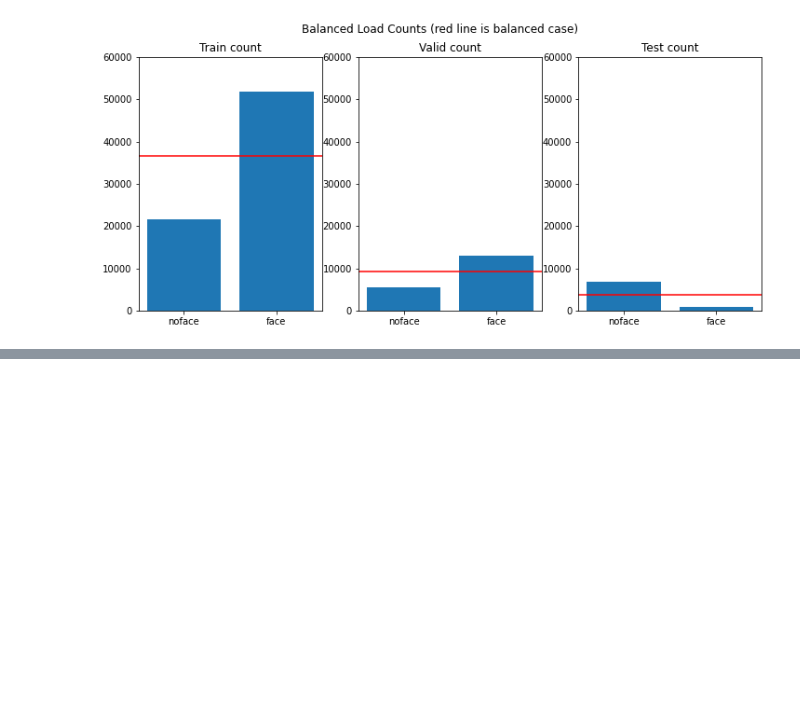
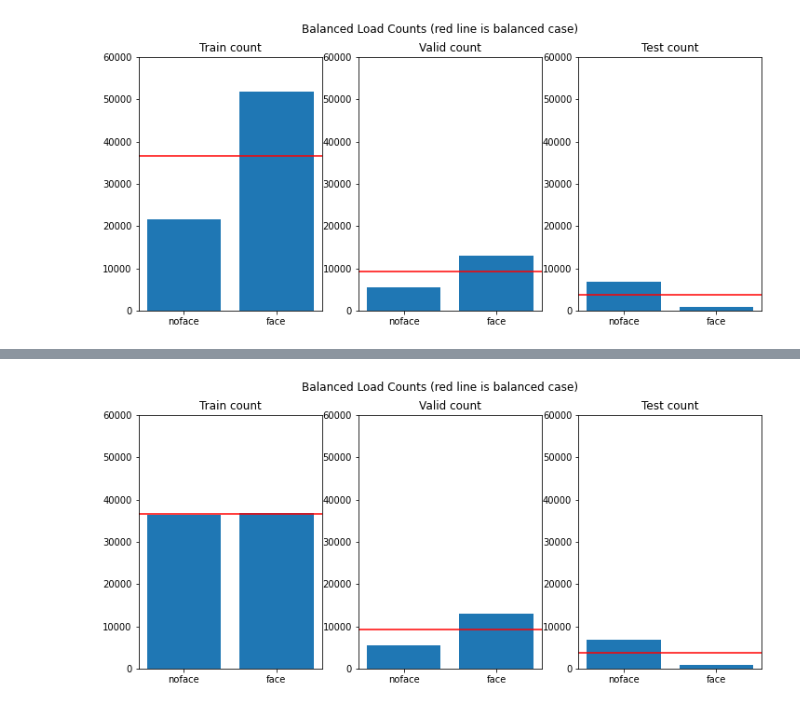
Before and after one commit to Gratic/INSA-5IF-OT2-MLProject, a Jupyter notebook: data_exploration.ipynb, the cells around one changed output, grey strips where cells are left out. Drawn from its saved outputs; the diff is of its cells as text; code cells hidden in the pictures; blank space fills up the shorter version.

Commit message:
trained + bootstrapped model

```diff
--- a/data_exploration.ipynb
+++ b/data_exploration.ipynb
@@ -216,0 +221,23 @@ plt.show()
+# %%
+data = imbalanced_load(valid_size=valid_size, batch_size=batch_size, device='cpu')
+train_loader = data[0]
+valid_loader = data[1]
+test_loader = data[2]
+classes = data[3]
+# %%
+cnt_train = Counter()
+cnt_valid = Counter()
+cnt_test = Counter()
+
+for x, y in train_loader:
+    cnt_train.update(y.numpy())
+
+for x, y in valid_loader:
+    cnt_valid.update(y.numpy())
+
+for x, y in test_loader:
+    cnt_test.update(y.numpy())
+
+print(cnt_train)
+print(cnt_valid)
+print(cnt_test)
@@ -216,0 +289,23 @@ plt.show()
+# %%
+fig, axs = plt.subplots(ncols=3, nrows=1, figsize=(12,5))
+
+axs[0].bar(classes, [cnt_train[x] for x in [0, 1]])
+axs[0].set_ybound(0, 60000)
+axs[0].axhline(0.5*train_total, color='r')
+axs[0].set_title('Train count')
+
+axs[1].bar(classes, [cnt_valid[x] for x in [0, 1]])
+axs[1].set_ybound(0, 60000)
+axs[1].axhline(0.5*valid_total, color='r')
+axs[1].set_title('Valid count')
+
+axs[2].bar(classes, [cnt_test[x] for x in [0, 1]])
+axs[2].set_ybound(0, 60000)
+axs[2].axhline(0.5*test_total, color='r')
+axs[2].set_title('Test count')
+
+fig.suptitle('Balanced Load Counts (red line is balanced case)')
+
+plt.show()
+# %% [output]
+[figure, added]
```
Also changed, not shown: parts of 7 cells of this notebook, 41 other files.
